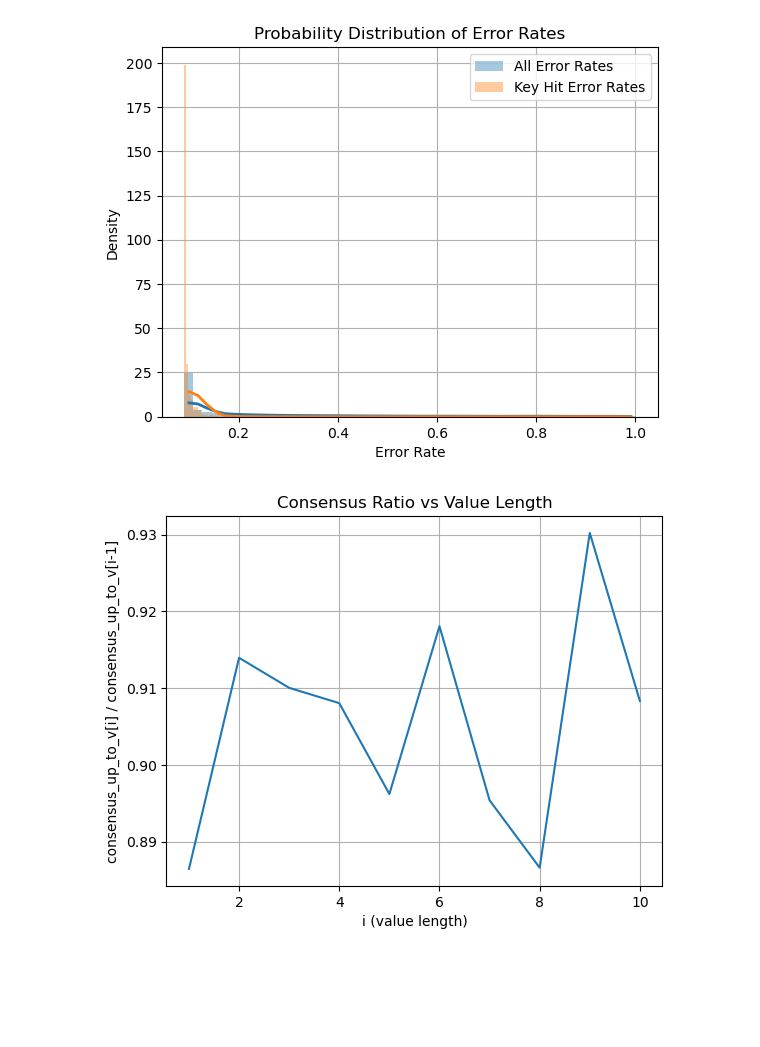
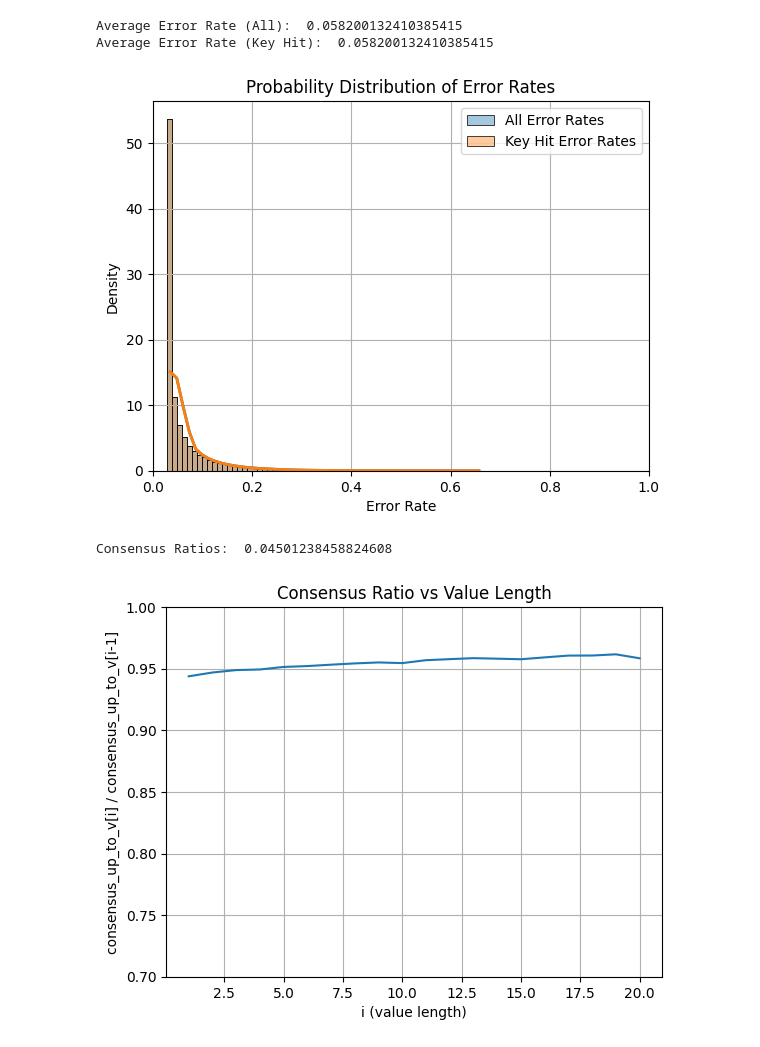
Before and after one commit to GZHoffie/skiver-test, a Jupyter notebook: experiments/simulate_kvmer_model/simulation.ipynb, the cells around one changed output. Saved outputs shown, nothing was run; the diff lists cells and outputs as text; code cells hidden in the pictures; blank space fills up the shorter version.

```diff
--- a/experiments/simulate_kvmer_model/simulation.ipynb
+++ b/experiments/simulate_kvmer_model/simulation.ipynb
@@ -32,7 +32,7 @@ class KVMerErrorModel:
         """
         return np.random.beta(alpha, beta)
 
-    def _draw_error_from_shifted_beta(self, alpha: float, beta: float) -> float:
+    def _draw_error_from_shifted_beta(self, alpha: float, beta: float, shift: float) -> float:
         """
         Draws a random error rate from a Beta distribution.
 
@@ -40,7 +40,7 @@ class KVMerErrorModel:
             alpha (float): The alpha parameter of the Beta distribution.
             beta (float): The beta parameter of the Beta distribution.
         """
-        return (np.random.beta(beta, 1) + alpha) / (1 + alpha)
+        return (np.random.beta(alpha, beta) + shift) / (1 + shift)
 
 
 
@@ -84,7 +84,7 @@ class KVMerErrorModel:
 
 
 
-    def simulate(self, num_samples: int, distribution: str = 'beta', param1: float = 2.0, param2: float = 5.0) -> list:
+    def simulate(self, num_samples: int, distribution: str = 'beta', **kwargs) -> list:
         """
         Simulates error rates for a specified number of samples.
 
@@ -108,11 +108,11 @@ class KVMerErrorModel:
 
         for index in range(num_samples):
             if distribution == 'beta':
-                error_rate = self._draw_error_from_beta(param1, param2)
+                error_rate = self._draw_error_from_beta(kwargs.get('alpha'), kwargs.get('beta'))
             elif distribution == 'normal':
-                error_rate = self._draw_error_from_normal(param1, param2)
+                error_rate = self._draw_error_from_normal(kwargs.get('mean'), kwargs.get('std'))
             elif distribution == 'shifted_beta':
-                error_rate = self._draw_error_from_shifted_beta(param1, param2)
+                error_rate = self._draw_error_from_shifted_beta(kwargs.get('alpha'), kwargs.get('beta'), kwargs.get('shift'))
             else:
                 raise ValueError("Unsupported distribution type. Use 'beta' or 'normal'.")
 
@@ -146,7 +146,7 @@ def gather_simulation_results(simulation_results):
     key_hit_error_rate = []
 
     for i in range(simulation_results['p0'].shape[0]):
-        if simulation_results['key_hit'][i] == 1:
+        #if simulation_results['key_hit'][i] == 1:
             key_hit_error_rate.append(simulation_results['error_rate'][i])
             consensus_up_to_v += simulation_results['p0'][i]
             error_up_to_v += simulation_results['p1'][i]
@@ -159,45 +159,57 @@ def gather_simulation_results(simulation_results):
         'error_up_to_v': error_up_to_v
     }
 # %%
-model = KVMerErrorModel(k=21, v=11)
-simulation_results = model.simulate(num_samples=10000, distribution='shifted_beta', param1=0.1, param2=0.2)
+model = KVMerErrorModel(k=21, v=21)
+
+error_rate = 0.03
+mult = 10
+shift = 0.03
+simulation_results = model.simulate(num_samples=100000, distribution='shifted_beta', alpha=error_rate * mult, beta=(1 - error_rate) * mult, shift=shift)
+#simulation_results = model.simulate(num_samples=100000, distribution='normal', mean=error_rate, std=mult)
 gathered_results = gather_simulation_results(simulation_results)
 # %%
 # Plot histogram of error rates and key hit error rates
 # Plot probability distribution of error rates (density) with smoothed curves
 import matplotlib.pyplot as plt
+import seaborn as sns
 
 data_all = np.asarray(gathered_results['error_rate'])
 data_key = np.asarray(gathered_results['key_hit_error_rate'])
 
+print("Average Error Rate (All): ", np.mean(data_all))
+print("Average Error Rate (Key Hit): ", np.mean(data_key))
+
 bins = 50
 # Plot histograms as density
-plt.hist(data_all, bins=bins, density=True, alpha=0.4, label='All Error Rates', color='C0')
-plt.hist(data_key, bins=bins, density=True, alpha=0.4, label='Key Hit Error Rates', color='C1')
+sns.histplot(data_all, binwidth=0.01, stat='density', alpha=0.4, label='All Error Rates', color='C0')
+sns.histplot(data_key, binwidth=0.01, stat='density', alpha=0.4, label='Key Hit Error Rates', color='C1')
 
 # Smooth histograms for overlay
 hist_all, edges = np.histogram(data_all, bins=bins, density=True)
 hist_key, _ = np.histogram(data_key, bins=edges, density=True)
 centers = (edges[:-1] + edges[1:]) / 2
 
 def gaussian_smooth(y, sigma=1.5):
     size = max(3, int(4*sigma+1))
     x = np.arange(size) - size//2
     kernel = np.exp(-0.5*(x/sigma)**2)
     kernel /= kernel.sum()
     return np.convolve(y, kernel, mode='same')
 
 plt.plot(centers, gaussian_smooth(hist_all), color='C0', lw=2)
 plt.plot(centers, gaussian_smooth(hist_key), color='C1', lw=2)
 
 plt.xlabel('Error Rate')
 plt.ylabel('Density')
+plt.xlim(0, 1)
 plt.legend()
 plt.title('Probability Distribution of Error Rates')
 plt.grid(True)
 plt.show()
 # %% [output]
+Average Error Rate (All):  0.058200132410385415
+Average Error Rate (Key Hit):  0.058200132410385415
-[figure, old version]
+[figure, new version]
 # %%
 # Plot consensus_up_to_v[i] / consensus_up_to_v[i-1]
 import matplotlib.pyplot as plt
@@ -209,14 +221,18 @@ for i in range(1, len(gathered_results['consensus_up_to_v'])):
     else:
         ratios.append(gathered_results['consensus_up_to_v'][i] / gathered_results['consensus_up_to_v'][i-1])
 
+print("Consensus Ratios: ", 1 - np.mean(ratios))
+
 plt.plot(range(1, len(gathered_results['consensus_up_to_v'])), ratios)
 plt.xlabel('i (value length)')
 plt.ylabel('consensus_up_to_v[i] / consensus_up_to_v[i-1]')
 plt.title('Consensus Ratio vs Value Length')
+plt.ylim(0.7, 1)
 plt.grid()
 plt.show()
 # %% [output]
+Consensus Ratios:  0.04501238458824608
-[figure, old version]
+[figure, new version]
 # %%
 # Plot error_up_to_v[i] / consensus_up_to_v[i]
 error_ratios = []
```
Also changed, not shown: parts of 4 cells of this notebook.
